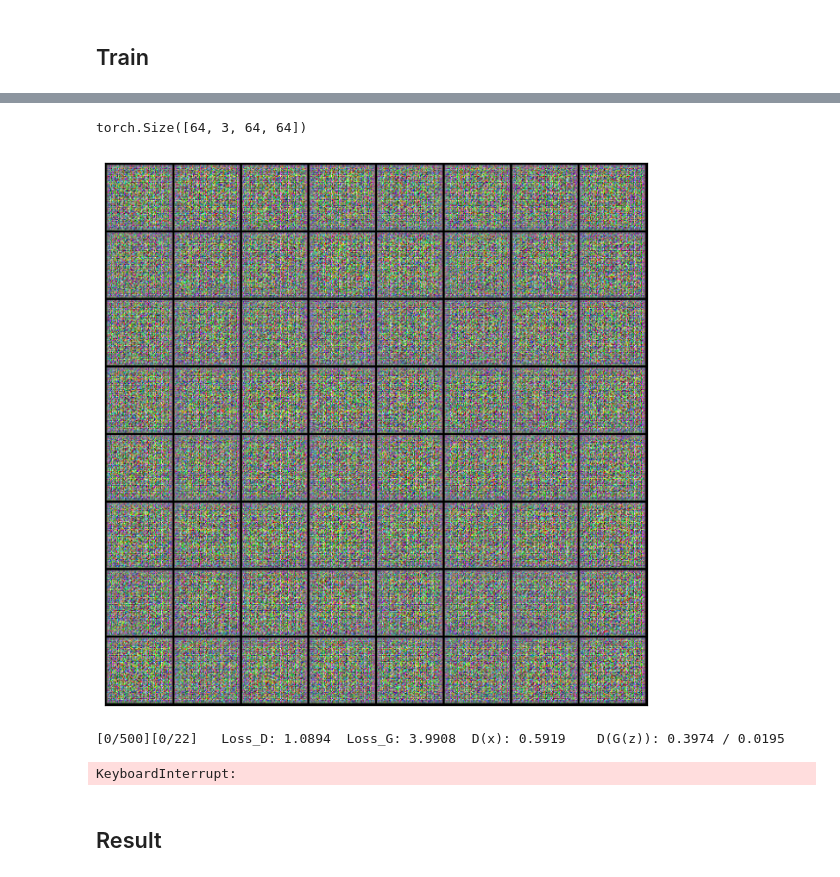
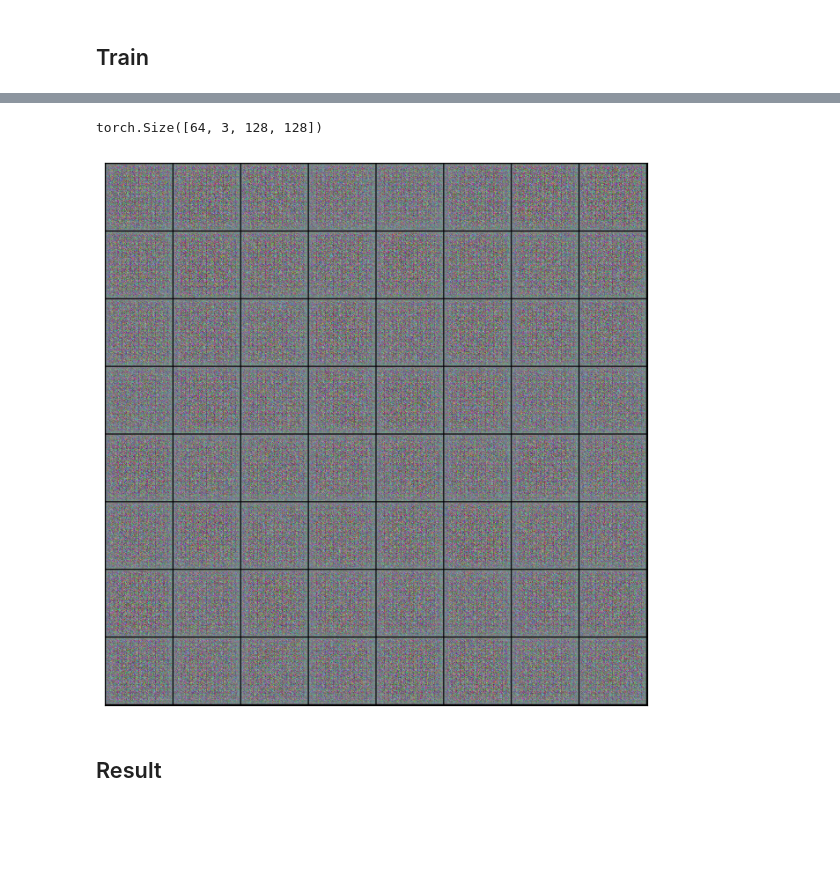
Before and after one commit to haesol1013/2024-1_dAiv_Project_Team3, a Jupyter notebook: GAN.ipynb, the cells around one changed output, grey strips where cells are left out. Drawn from its saved outputs; the diff is of its cells as text; code cells hidden in the pictures; blank space fills up the shorter version.

Commit message:
fix: resize image 64 to 128

```diff
--- a/GAN.ipynb
+++ b/GAN.ipynb
@@ -47,5 +47,5 @@ Fri Aug 16 19:22:17 2024
 # %%
-device_num = 0
+device_num = 1
 
 if torch.cuda.is_available():
     torch.cuda.set_device(device_num)
@@ -162,23 +165,27 @@ class Generator(nn.Module):
     def __init__(self):
         super().__init__()
         self.main = nn.Sequential(
-            nn.ConvTranspose2d(latent_size,512,kernel_size=4,stride=1,padding=0,bias = False),
+            nn.ConvTranspose2d(latent_size, 512, kernel_size=4, stride=1, padding=0, bias=False),
             nn.BatchNorm2d(512),
             nn.ReLU(True),
 
-            nn.ConvTranspose2d(512,256,kernel_size=4,stride=2,padding=1,bias = False),
+            nn.ConvTranspose2d(512, 256, kernel_size=4, stride=2, padding=1, bias=False),
             nn.BatchNorm2d(256),
             nn.ReLU(True),
 
-            nn.ConvTranspose2d(256,128,kernel_size=4,stride=2,padding=1,bias = False),
+            nn.ConvTranspose2d(256, 128, kernel_size=4, stride=2, padding=1, bias=False),
             nn.BatchNorm2d(128),
             nn.ReLU(True),
 
-            nn.ConvTranspose2d(128,64,kernel_size=4,stride=2,padding=1,bias = False),
+            nn.ConvTranspose2d(128, 64, kernel_size=4, stride=2, padding=1, bias=False),
             nn.BatchNorm2d(64),
             nn.ReLU(True),
 
-            nn.ConvTranspose2d(64,3,kernel_size=4,stride=2,padding=1,bias = False),
+            nn.ConvTranspose2d(64, 32, kernel_size=4, stride=2, padding=1, bias=False),
+            nn.BatchNorm2d(32),
+            nn.ReLU(True),
+
+            nn.ConvTranspose2d(32, 3, kernel_size=4, stride=2, padding=1, bias=False),
             nn.Tanh()
         )
 
@@ -214,11 +200,11 @@ Generator(
 # %%
-noise = torch.randn(batch_size, latent_size, 1, 1)
+noise = torch.randn(batch_size, latent_size, 1, 1, device=device)
 fake = netG(noise)
 print(fake.shape)
-show_images(fake)
+show_images(fake.cpu())
 # %% [output]
-torch.Size([64, 3, 64, 64])
+torch.Size([64, 3, 128, 128])
-[figure, old version]
+[figure, new version]
 # %%
 fixed_noise = torch.randn(batch_size, latent_size, 1, 1, device=device)
 
@@ -235,10 +225,12 @@ num_epochs = 500
 
 G_losses = []
 D_losses = []
-img_list = []
 
 for epoch in range(num_epochs):
-    for i, data in enumerate(dataloader, 0):
+    # tqdm을 사용하여 진행 상황을 업데이트
+    pbar = tqdm(enumerate(dataloader, 0), total=len(dataloader), desc=f"Epoch [{epoch+1:3}/{num_epochs}]")
+
+    for i, data in pbar:
         ############################
         # (1) Update D network: maximize log(D(x)) + log(1 - D(G(z)))
         ###########################
@@ -277,24 +269,26 @@ for epoch in range(num_epochs):
         D_G_z2 = output.mean().item()
         optimizerG.step()
 
-        # 학습 상태 출력
-        if i % 50 == 0:
-            print('[%d/%d][%d/%d]\tLoss_D: %.4f\tLoss_G: %.4f\tD(x): %.4f\tD(G(z)): %.4f / %.4f'
-                  % (epoch, num_epochs, i, len(dataloader),
-                     errD.item(), errG.item(), D_x, D_G_z1, D_G_z2))
+        # tqdm 진행 상태 업데이트
+        pbar.set_postfix({
+            'Loss_D': f'{errD.item():.4f}',
+            'Loss_G': f'{errG.item():.4f}',
+            'D(x)': f'{D_x:.4f}',
+            'D(G(z))': f'{D_G_z1:.4f}/{D_G_z2:.4f}'
+        })
 
-        # 손실 값 기록
-        G_losses.append(errG.item())
-        D_losses.append(errD.item())
+    # 손실 값 기록 (에포크 단위로)
+    G_losses.append(errG.item())
+    D_losses.append(errD.item())
 
-        # 일정 간격마다 Generator의 결과를 고정된 노이즈로 확인 및 저장
-        if (i % 500 == 0) or ((epoch == num_epochs-1) and (i == len(dataloader)-1)):
-            with torch.no_grad():
-                fake = netG(fixed_noise).detach().cpu()
-            img_list.append(vutils.make_grid(fake, padding=2, normalize=True))
+    # 10 에포크마다 Generator의 결과를 저장
+    if (epoch + 1) % 10 == 0:
+        with torch.no_grad():
+            fake = netG(fixed_noise).detach().cpu()
+        img_grid = vutils.make_grid(fake, padding=2, normalize=True)
+        img_filename = f"epoch_{epoch+1:03}.png"
+        img_path = os.path.join(result_dir, img_filename)
+        vutils.save_image(img_grid, img_path)
-# %% [output]
-[0/500][0/22]   Loss_D: 1.0894  Loss_G: 3.9908  D(x): 0.5919    D(G(z)): 0.3974 / 0.0195
-KeyboardInterrupt:
 # %% [markdown]
 ## Result
 # %%
```
Also changed, not shown: parts of 15 cells of this notebook.
